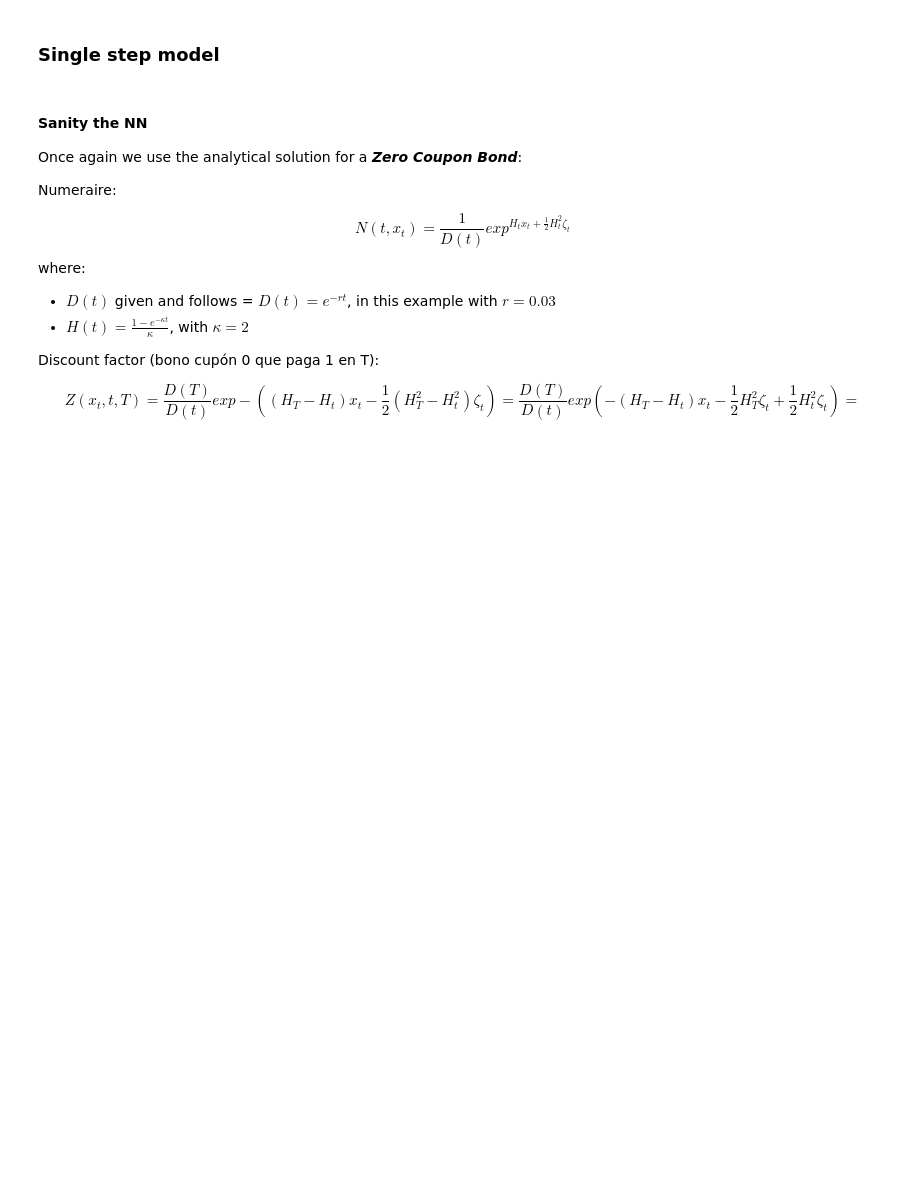
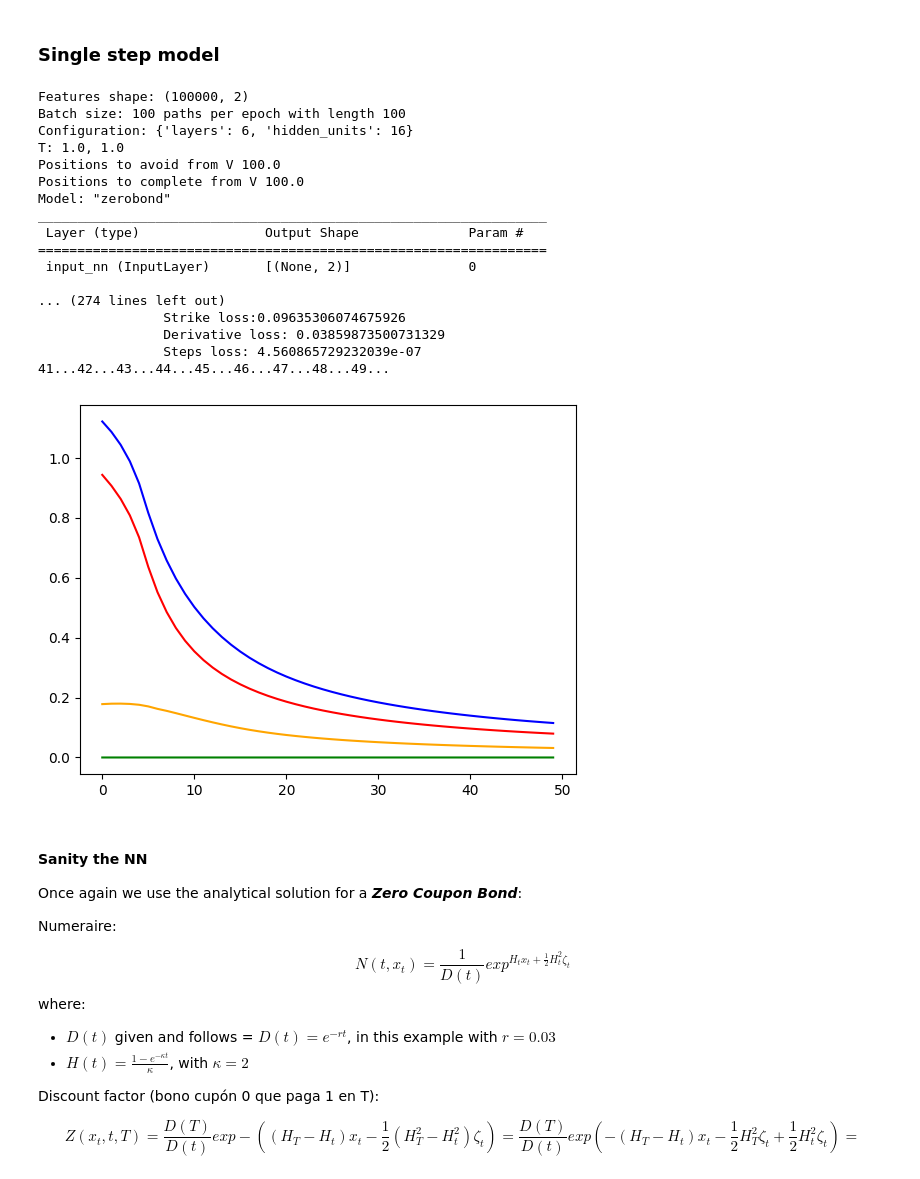
Before and after one commit to borjaf696/LGM_BFSDE, a Jupyter notebook: notebooks/simulation_zero_bound.ipynb, the cells around one changed output. Cells and saved outputs as stored; diff of their text form; code cells hidden in the pictures; blank space fills up the shorter version.

Commit message:
Fix zerobond launcher

```diff
--- a/notebooks/simulation_zero_bound.ipynb
+++ b/notebooks/simulation_zero_bound.ipynb
@@ -31,7 +31,7 @@ from utils.simulator.simulator import MCSimulation
 # %%
 # Strike value
 Vt = 2
-T = 8
+T = 1
 # Set of parameters
 T, N_steps, X0, sigma = (T, 100, 0, 0.01)
 mcsimulator = MCSimulation(T, N_steps, X0, sigma)
@@ -109,7 +109,7 @@ from utils.utils.utils import FinanceUtils, ZeroBound
 t_unique = df_x.dt.unique()
 dict_C = {dt:FinanceUtils.C(dt, sigma_value = sigma) for dt in t_unique}
 df_x['ct'] = df_x.apply(lambda x: dict_C[x['dt']], axis = 1)
-xt, t, T, ct = df_x.xt, df_x.dt, T, df_x.ct
+xt, t, T, ct = df_x.xt, df_x.dt, np.float32(T), df_x.ct
 df_x['d_hat_t'] = ZeroBound.Z(xt, t, T, ct) / ZeroBound.N(t, xt, ct)
 df_x['d_hat_tensor_t'] = ZeroBound.Z_tensor(xt, t, T, ct) / ZeroBound.N_tensor(t, xt, ct)
 df_x['exponent'] = ZeroBound.exponent(xt, t, T, ct)
@@ -293,7 +301,8 @@ lgm_single_step = LGM_model_one_step(n_steps = N_steps,
                                      verbose = False,
                                      sigma = sigma,
                                      batch_size = size_of_the_batch,
-                                     phi = ZeroBound.Z_normalized)
+                                     phi = ZeroBound.Z_normalized,
+                                     future_T = T)
 print(f'{lgm_single_step.summary()}')
 # Compile the model
 lgm_single_step.define_compiler(optimizer = 'adam', learning_rate = 1e-3)
@@ -329,33 +338,52 @@ for epoch in range(epochs):
         strike_tmp[0, batch] = sl
         derivative_tmp[0, batch] = sdl
         steps_tmp[0, batch] = se
     losses_split['total'].append(
         el
     )
     losses_split['strike_loss'].append(
         sl
     )
     losses_split['strike_derivative_loss'].append(
         sdl
     )
     losses_split['steps_error'].append(
         se
     )
 # Visualize errors
 plt.figure()
 sns.lineplot(x = [i for i in range(epochs)],
              y = losses_split['total'],
              color = 'blue')
 sns.lineplot(x = [i for i in range(epochs)],
              y = losses_split['strike_loss'],
              color = 'red')
 sns.lineplot(x = [i for i in range(epochs)],
              y = losses_split['strike_derivative_loss'],
              color = 'orange')
 sns.lineplot(x = [i for i in range(epochs)],
              y = losses_split['steps_error'],
              color = 'green')
 plt.show()
+# %% [output]
+Features shape: (100000, 2)
+Batch size: 100 paths per epoch with length 100
+Configuration: {'layers': 6, 'hidden_units': 16}
+T: 1.0, 1.0
+Positions to avoid from V 100.0
+Positions to complete from V 100.0
+Model: "zerobond"
+_________________________________________________________________
+ Layer (type)                Output Shape              Param #
+=================================================================
+ input_nn (InputLayer)       [(None, 2)]               0
+
+... (274 lines left out)
+                Strike loss:0.09635306074675926
+                Derivative loss: 0.03859873500731329
+                Steps loss: 4.560865729232039e-07
+41...42...43...44...45...46...47...48...49...
+[figure, added]
 # %% [markdown]
 #### Sanity the NN
 
```
Also changed, not shown: parts of 7 cells of this notebook, 15 other files.
